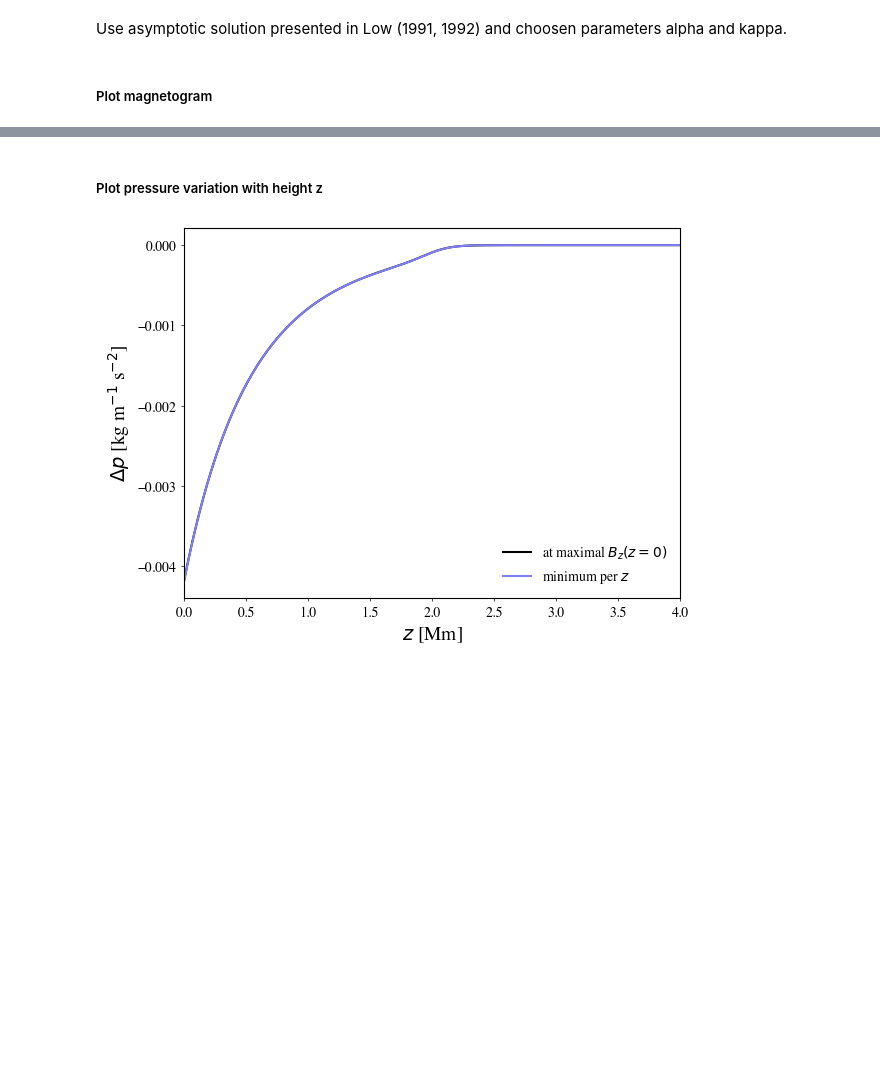
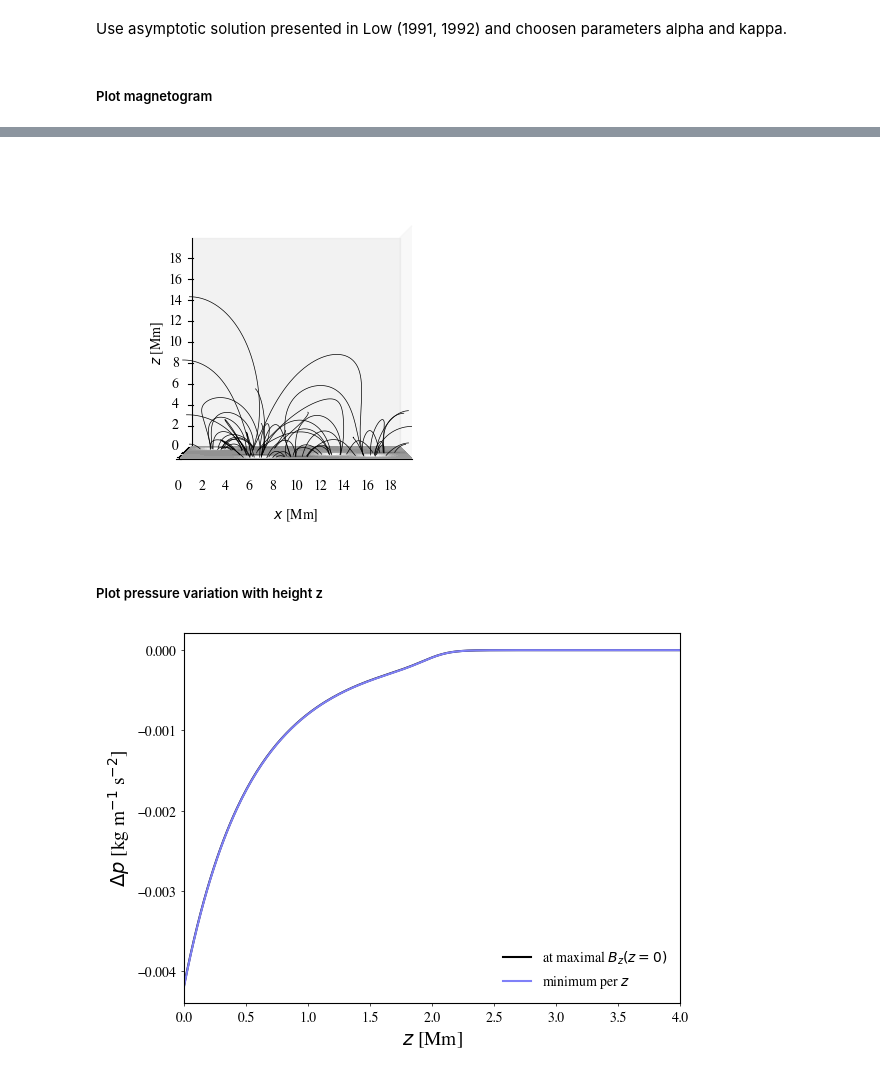
Before and after one commit to LMNadol/MHSXtraPy, a Jupyter notebook: notebooks/example-analytical-bc.ipynb, the cells around one changed output, grey strips where cells are left out. Saved outputs shown, nothing was run; the diff lists cells and outputs as text; code cells hidden in the pictures; blank space fills up the shorter version.

```diff
--- a/notebooks/example-analytical-bc.ipynb
+++ b/notebooks/example-analytical-bc.ipynb
@@ -111,9 +115,6 @@ data3d_LOW = calculate_magfield(
     a=0.22,
     kappa=1 / 2.0,
     which_solution=WhichSolution.LOW,
-    b=1.0,
-    z0=2.0,
-    deltaz=0.2,
 )
 # %% [markdown]
 ##### Plot magnetogram
@@ -124,3 +129,7 @@ plot_magnetogram_3D(data3d, view="los", footpoints="active-regions")
+# %%
+plot_magnetogram_3D(data3d_LOW, view="side", footpoints="active-regions")
+# %% [output]
+[figure, added]
 # %% [markdown]
 ##### Plot pressure variation with height z
 # %%
```
Also changed, not shown: parts of 6 cells of this notebook, 5 other files.
